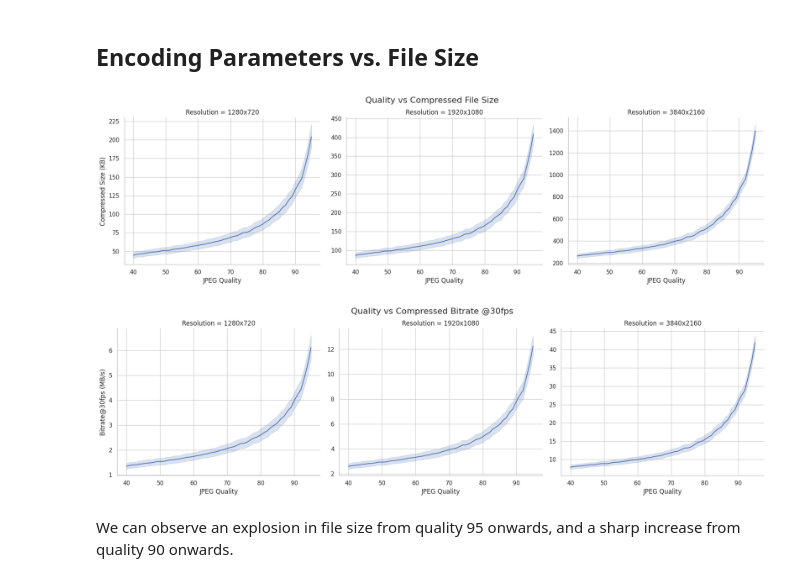
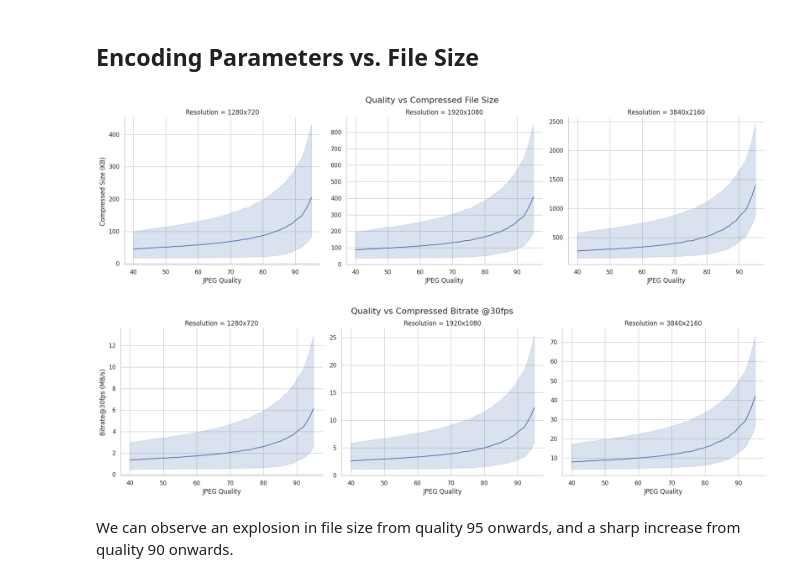
Before and after one commit to simdeistud/video-compression-latency-benchmarks, a Jupyter notebook: 3_benchmarks/src/benchmark_scripts/exebench/viz_libjpeg-turbo_LoLa.ipynb, the cells around one changed output. Drawn from its saved outputs; the diff is of its cells as text; code cells hidden in the pictures.

```diff
--- a/3_benchmarks/src/benchmark_scripts/exebench/viz_libjpeg-turbo_LoLa.ipynb
+++ b/3_benchmarks/src/benchmark_scripts/exebench/viz_libjpeg-turbo_LoLa.ipynb
@@ -99,36 +101,38 @@ g = sns.relplot(
     x='Quality',
     y='Compressed Size (KB)',
     #hue='Frame',
     kind='line',
     height=5,
     aspect=1.2,
     col='Resolution',
     col_order=RESOLUTIONS.keys(),
-    facet_kws={'sharey': False}
+    facet_kws={'sharey': False},
+    errorbar=("pi", 100)
 )
 g.figure.suptitle('Quality vs Compressed File Size', y=1.03, fontsize=16)
 g.set_axis_labels('JPEG Quality', 'Compressed Size (KB)')
 plt.show()
 
 fps = 30
 g = sns.relplot(
     data=df,
     x='Quality',
     y=df['Compressed Size (KB)'] * fps / 1000,
     #hue='Frame',
     kind='line',
     height=5,
     aspect=1.2,
     col='Resolution',
     col_order=RESOLUTIONS.keys(),
     facet_kws={'sharey': False},
+    errorbar=("pi", 100)
 )
 g.figure.suptitle(f'Quality vs Compressed Bitrate @{fps}fps', y=1.03, fontsize=16)
 g.set_axis_labels('JPEG Quality', f'Bitrate@{fps}fps (MB/s)')
 plt.show()
 # %% [output]
-[figure, old version]
+[figure, new version]
-[figure, old version]
+[figure, new version]
 # %% [markdown]
 We can observe an explosion in file size from quality 95 onwards, and a sharp increase from quality 90 onwards.
 # %% [markdown]
```
Also changed, not shown: parts of 2 cells of this notebook, 2 other files.
